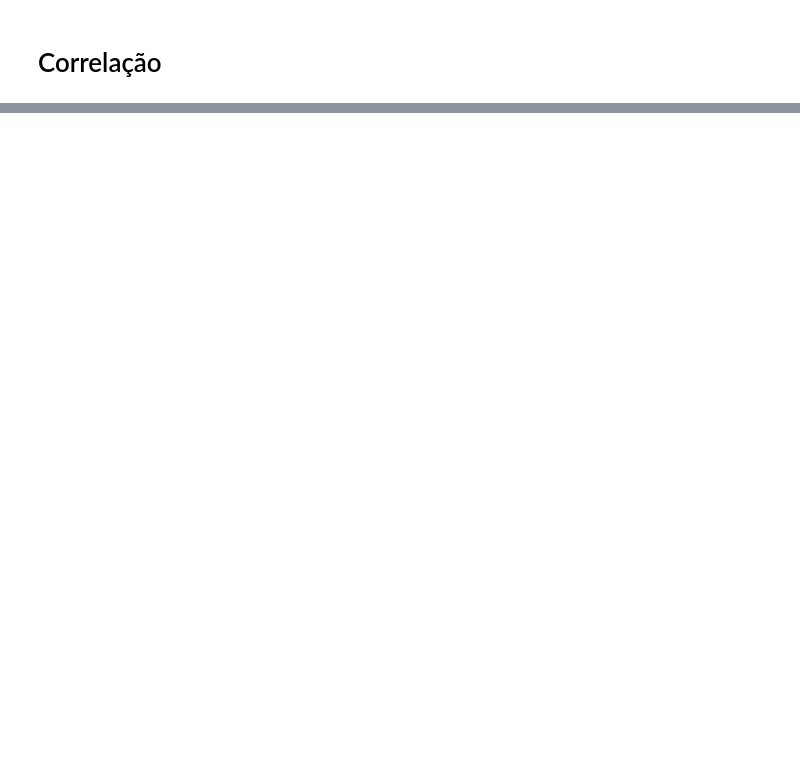
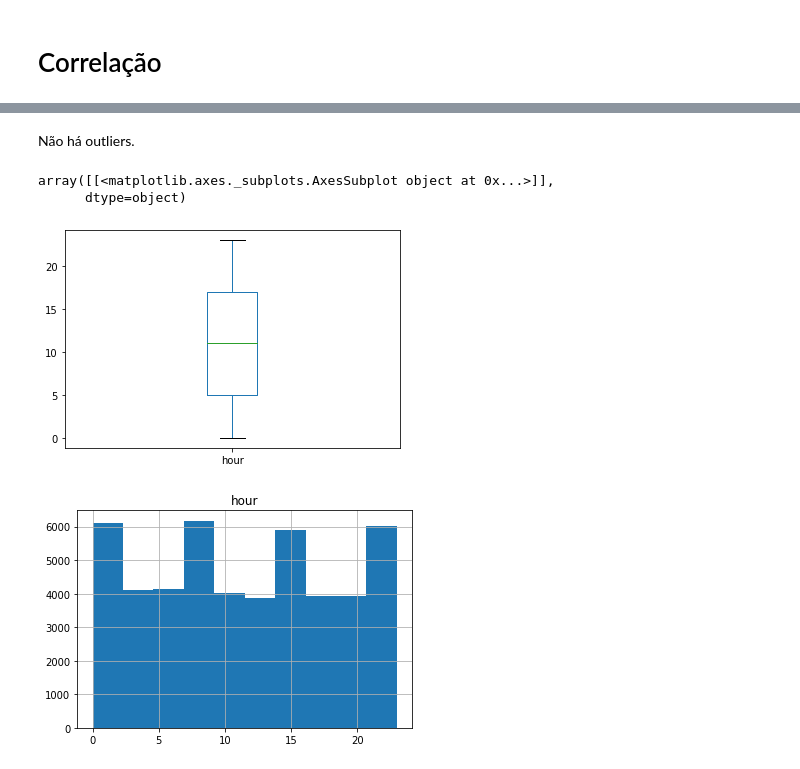
Before and after one commit to LuyzaDomingos/IA, a Jupyter notebook: Regressao/questao2.ipynb, the cells around one changed output, grey strips where cells are left out. Saved outputs shown, nothing was run; the diff lists cells and outputs as text; code cells hidden in the pictures; blank space fills up the shorter version.

```diff
--- a/Regressao/questao2.ipynb
+++ b/Regressao/questao2.ipynb
@@ -323,0 +302,6 @@ corr.style.background_gradient(cmap = 'coolwarm')
+# %%
+df_base = df_base.drop(columns=['day'])
+df_base = df_base.drop(columns=['month'])
+df_base = df_base.drop(columns=['year'])
+df_base = df_base.drop(columns=['snow_1h'])
+df_base = df_base.drop(columns=['rain_1h'])
@@ -323,0 +337,10 @@ corr.style.background_gradient(cmap = 'coolwarm')
+# %% [markdown]
+Não há outliers.
+# %%
+df_base['hour'].plot.box()
+df_base.hist(column='hour')
+# %% [output]
+array([[<matplotlib.axes._subplots.AxesSubplot object at 0x...>]],
+      dtype=object)
+[figure, added]
+[figure, added]
```
Also changed, not shown: parts of 61 cells of this notebook.
